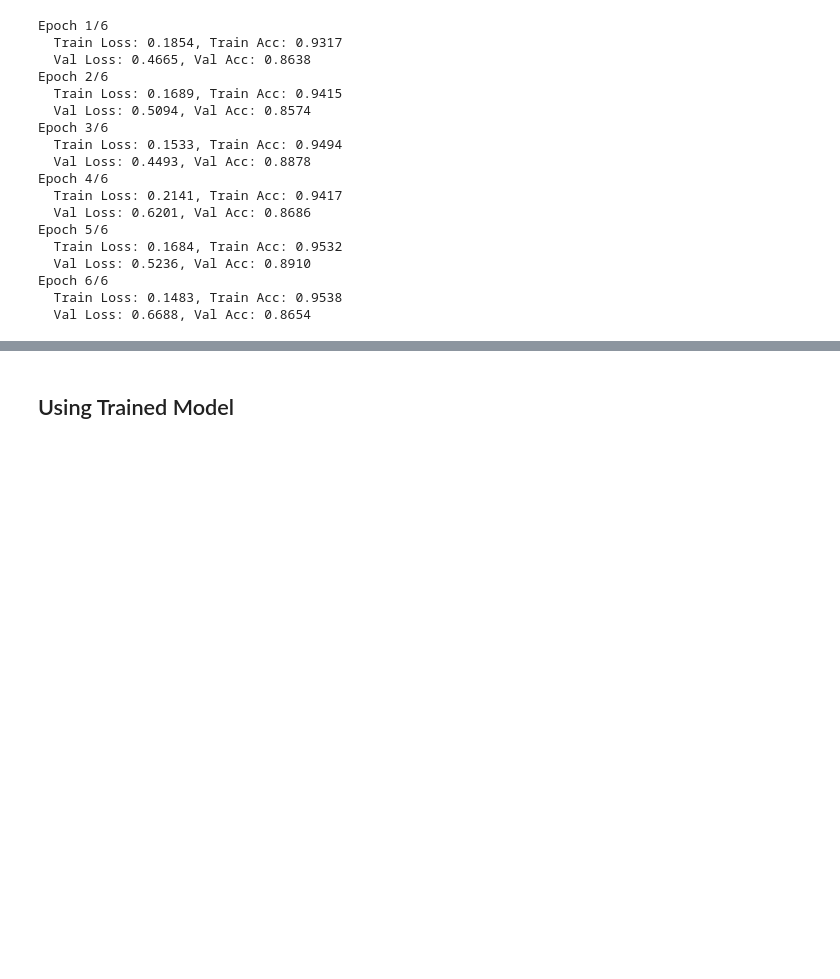
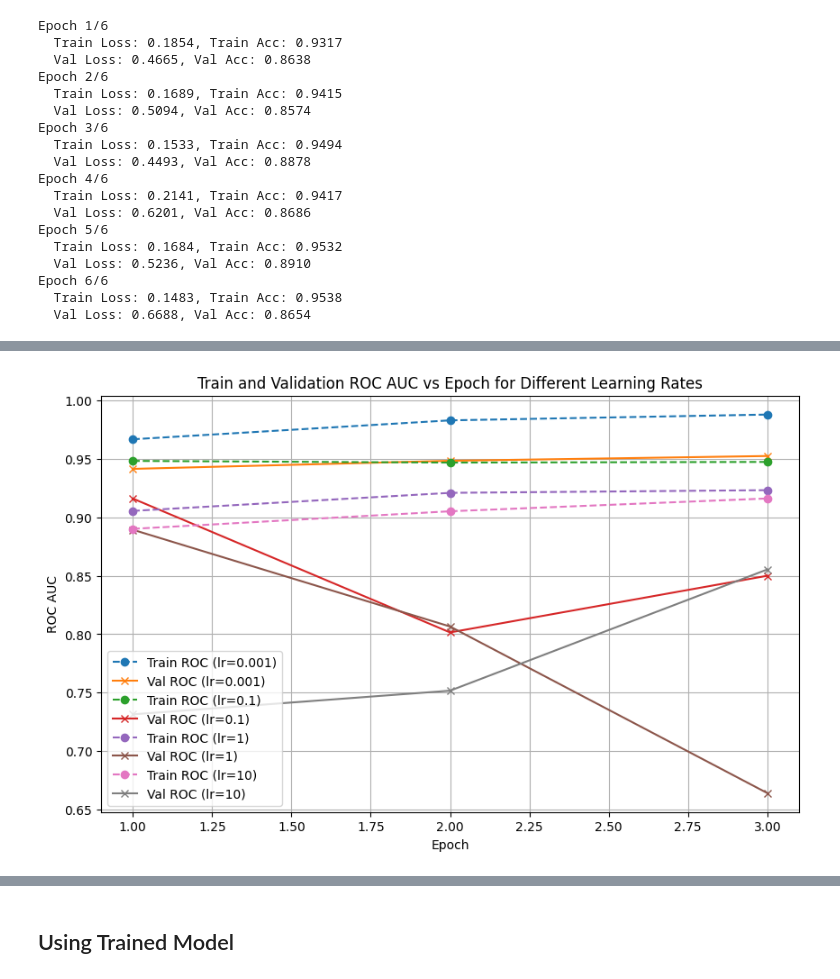
Before and after one commit to Uthmanee/machine-learning-zoomcamp-capstone2, a Jupyter notebook: notebook.ipynb, the cells around one changed output, grey strips where cells are left out. Drawn from its saved outputs; the diff is of its cells as text; code cells hidden in the pictures; blank space fills up the shorter version.

```diff
--- a/notebook.ipynb
+++ b/notebook.ipynb
@@ -449,5 +380,0 @@ def train_and_evaluate(model, optimizer, train_loader, val_loader, criterion, nu
-# %%
-for lr in [0.001, 0.1, 1, 10]:
-  print("learning rate =", lr)
-  model, optimizer = make_model(lr)
-  train_and_evaluate(model, optimizer, train_loader, val_loader, criterion, num_epochs, device)
@@ -473,0 +524,22 @@ learning_rate = 0.001 is the most appropriate value for learning_rate since Vali
+# %%
+learning_rates = [0.001, 0.1, 1, 10]
+num_epochs = 3
+
+all_train_rocs = {}
+all_val_rocs = {}
+
+for lr in learning_rates:
+    print(f"\nTraining with learning rate = {lr}")
+
+    # Use your make_model function to get model and optimizer
+    model, optimizer = make_model(lr)
+    model = model.to(device)
+
+    # Train and get ROC AUC lists
+    train_roc_list, val_roc_list = train_and_evaluate(
+        model, optimizer, train_loader, val_loader, criterion, num_epochs, device
+    )
+
+    # Store results for plotting
+    all_train_rocs[lr] = train_roc_list
+    all_val_rocs[lr] = val_roc_list
@@ -473,0 +564,17 @@ learning_rate = 0.001 is the most appropriate value for learning_rate since Vali
+# %%
+import matplotlib.pyplot as plt
+
+plt.figure(figsize=(10, 6))
+
+for lr in learning_rates:
+    plt.plot(range(1, num_epochs+1), all_train_rocs[lr], label=f'Train ROC (lr={lr})', linestyle='--', marker='o')
+    plt.plot(range(1, num_epochs+1), all_val_rocs[lr], label=f'Val ROC (lr={lr})', linestyle='-', marker='x')
+
+plt.xlabel('Epoch')
+plt.ylabel('ROC AUC')
+plt.title('Train and Validation ROC AUC vs Epoch for Different Learning Rates')
+plt.legend()
+plt.grid(True)
+plt.show()
+# %% [output]
+[figure, added]
```
Also changed, not shown: parts of 34 cells of this notebook.
